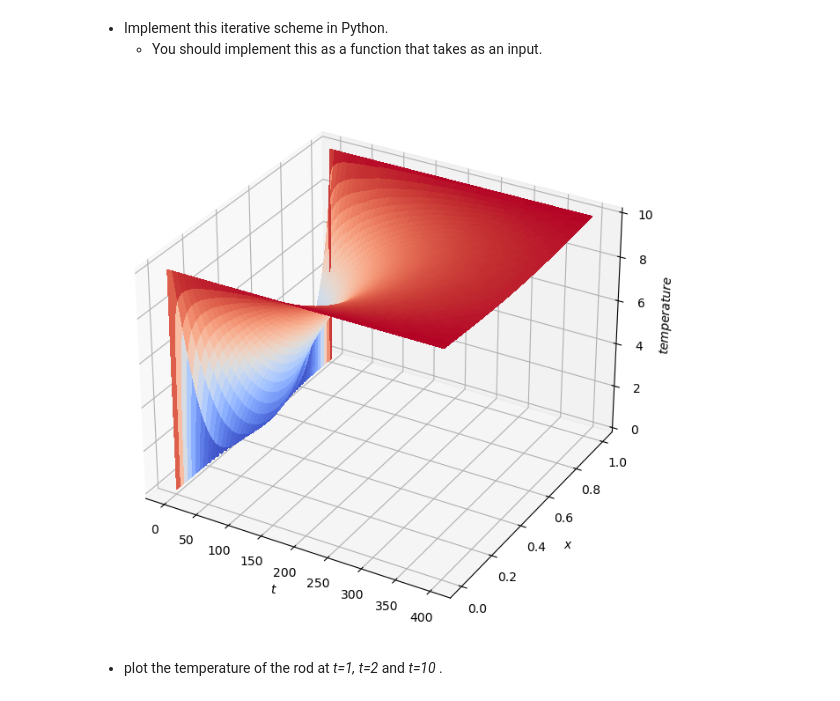
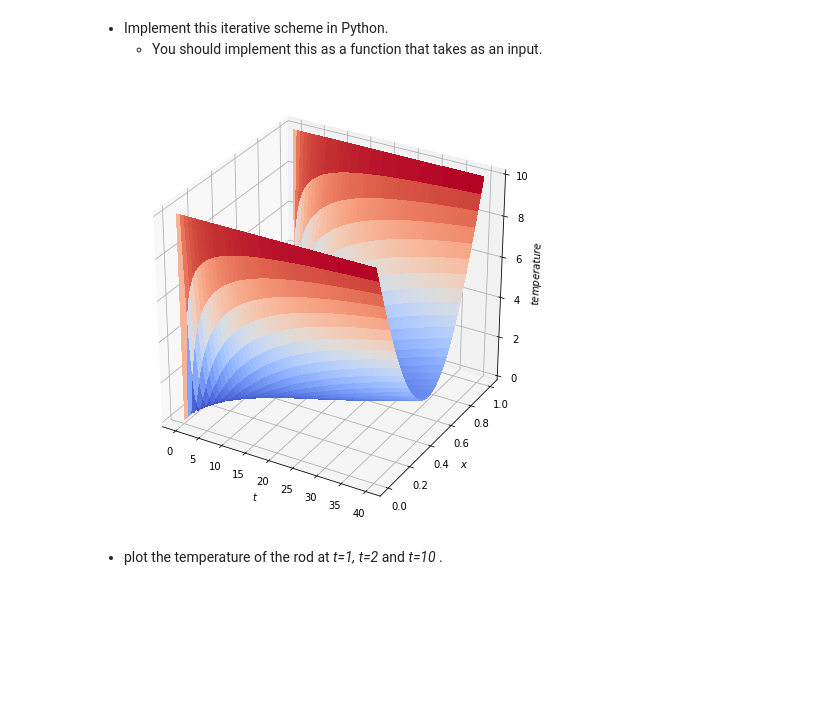
Before and after one commit to YRYoung/HPC, a Jupyter notebook: Assigenment/Assignment_2.ipynb, the cells around one changed output. Cells and saved outputs as stored; diff of their text form; code cells hidden in the pictures; blank space fills up the shorter version.

```diff
--- a/Assigenment/Assignment_2.ipynb
+++ b/Assigenment/Assignment_2.ipynb
@@ -217,27 +217,27 @@ def solve_u(N, t):
 
     return u
 # %%
-% matplotlib inline
+%matplotlib inline
 from matplotlib import pyplot as plt
 from matplotlib import cm
 
-N = 500
-t = 400
+N = 200
+t = 40
 
 sol = solve_u(N, t)
 fig = plt.figure(figsize=(8, 8))
 ax = fig.gca(projection='3d')
 ticksX = np.linspace(0, t, N * t + 1)
 ticksY = np.linspace(0, 1, N + 1)
 X, Y = np.meshgrid(ticksX, ticksY)
 surf = ax.plot_surface(X, Y, sol, antialiased=False, cmap=cm.coolwarm)
 ax.set_xlabel(r'$t$')
 ax.set_ylabel(r'$x$')
 ax.set_zlabel(r'$temperature$')
 
 plt.show()
 # %% [output]
-[figure, old version]
+[figure, new version]
 # %% [markdown]
 * plot the temperature of the rod at *t=1, t=2* and *t=10* .
 # %%
```
Also changed, not shown: parts of 3 cells of this notebook.
